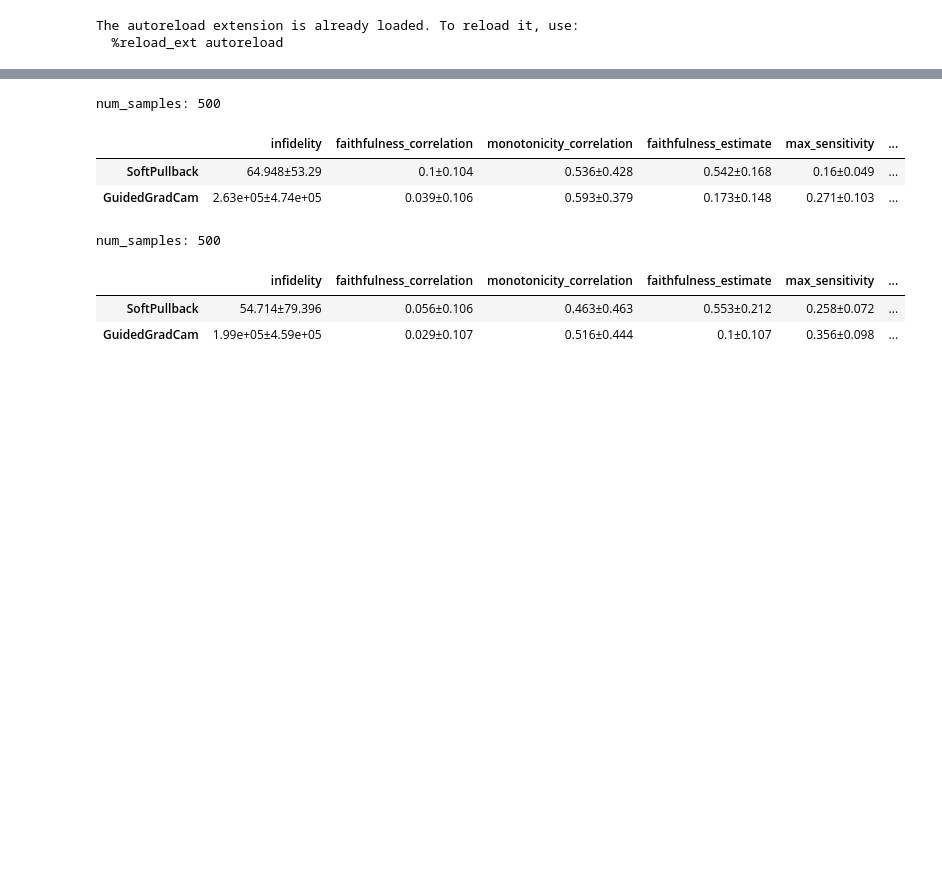
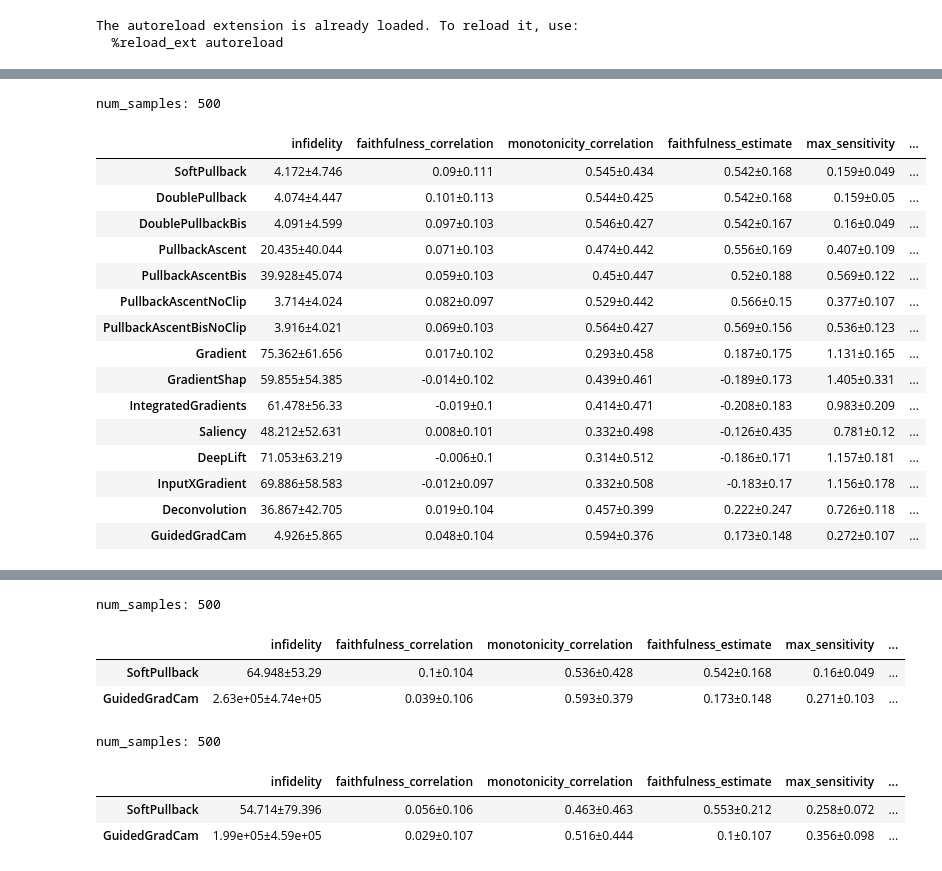
Before and after one commit to 314-Foundation/SemanticPullbacks, a Jupyter notebook: notebooks/verify_results.ipynb, the cells around one changed output, grey strips where cells are left out. Drawn from its saved outputs; the diff is of its cells as text; code cells hidden in the pictures; blank space fills up the shorter version.

Commit message:
add results

```diff
--- a/notebooks/verify_results.ipynb
+++ b/notebooks/verify_results.ipynb
@@ -25,3 +25,8 @@ from lib.evaluator import QuantusEvaluator, default_explainers, default_metrics
 # %% [output]
 The autoreload extension is already loaded. To reload it, use:
   %reload_ext autoreload
+# %%
+loaded_df_resnet = QuantusEvaluator.load_results(f"results/quantus_resnet_inet_20_25_infidelity_resnet50")
+print("num_samples:", len(loaded_df_resnet.iloc[0].iloc[0]))
+summary_resnet = QuantusEvaluator.summarize_results(loaded_df_resnet)
+summary_resnet
@@ -27,0 +48,23 @@ The autoreload extension is already loaded. To reload it, use:
+# %%
+loaded_df_resnet = QuantusEvaluator.load_results(f"results/quantus_resnet_20_25_infidelity_resnet50")
+print("num_samples:", len(loaded_df_resnet.iloc[0].iloc[0]))
+summary_resnet = QuantusEvaluator.summarize_results(loaded_df_resnet)
+summary_resnet
+# %% [output]
+num_samples: 500
+|  | infidelity | faithfulness_correlation | monotonicity_correlation | faithfulness_estimate | max_sensitivity | ... |
+| SoftPullback | 4.172±4.746 | 0.09±0.111 | 0.545±0.434 | 0.542±0.168 | 0.159±0.049 | ... |
+| DoublePullback | 4.074±4.447 | 0.101±0.113 | 0.544±0.425 | 0.542±0.168 | 0.159±0.05 | ... |
+| DoublePullbackBis | 4.091±4.599 | 0.097±0.103 | 0.546±0.427 | 0.542±0.167 | 0.16±0.049 | ... |
+| PullbackAscent | 20.435±40.044 | 0.071±0.103 | 0.474±0.442 | 0.556±0.169 | 0.407±0.109 | ... |
+| PullbackAscentBis | 39.928±45.074 | 0.059±0.103 | 0.45±0.447 | 0.52±0.188 | 0.569±0.122 | ... |
+| PullbackAscentNoClip | 3.714±4.024 | 0.082±0.097 | 0.529±0.442 | 0.566±0.15 | 0.377±0.107 | ... |
+| PullbackAscentBisNoClip | 3.916±4.021 | 0.069±0.103 | 0.564±0.427 | 0.569±0.156 | 0.536±0.123 | ... |
+| Gradient | 75.362±61.656 | 0.017±0.102 | 0.293±0.458 | 0.187±0.175 | 1.131±0.165 | ... |
+| GradientShap | 59.855±54.385 | -0.014±0.102 | 0.439±0.461 | -0.189±0.173 | 1.405±0.331 | ... |
+| IntegratedGradients | 61.478±56.33 | -0.019±0.1 | 0.414±0.471 | -0.208±0.183 | 0.983±0.209 | ... |
+| Saliency | 48.212±52.631 | 0.008±0.101 | 0.332±0.498 | -0.126±0.435 | 0.781±0.12 | ... |
+| DeepLift | 71.053±63.219 | -0.006±0.1 | 0.314±0.512 | -0.186±0.171 | 1.157±0.181 | ... |
+| InputXGradient | 69.886±58.583 | -0.012±0.097 | 0.332±0.508 | -0.183±0.17 | 1.156±0.178 | ... |
+| Deconvolution | 36.867±42.705 | 0.019±0.104 | 0.457±0.399 | 0.222±0.247 | 0.726±0.118 | ... |
+| GuidedGradCam | 4.926±5.865 | 0.048±0.104 | 0.594±0.376 | 0.173±0.148 | 0.272±0.107 | ... |
```
Also changed, not shown: parts of 5 cells of this notebook, 6 other files.
